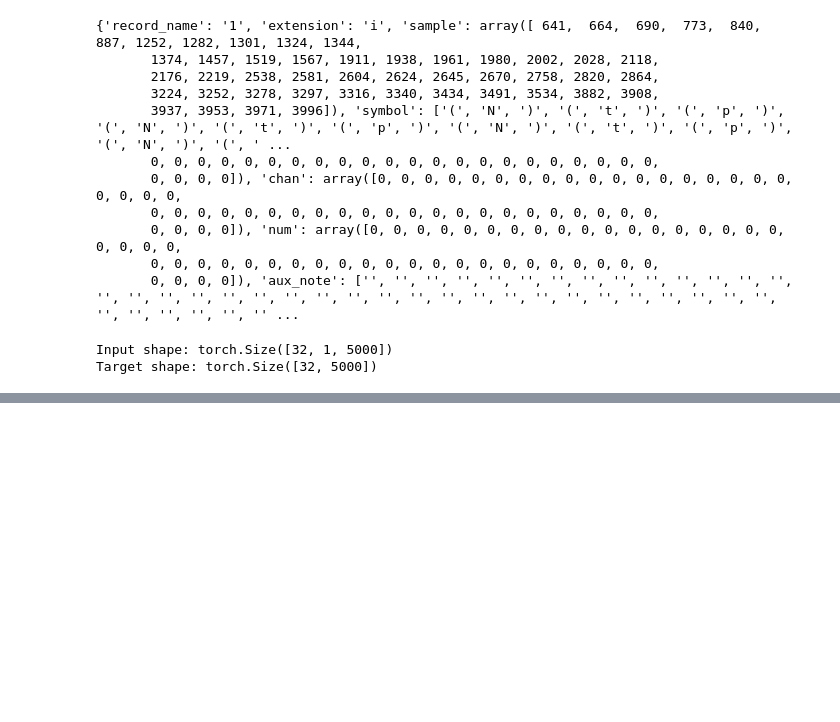
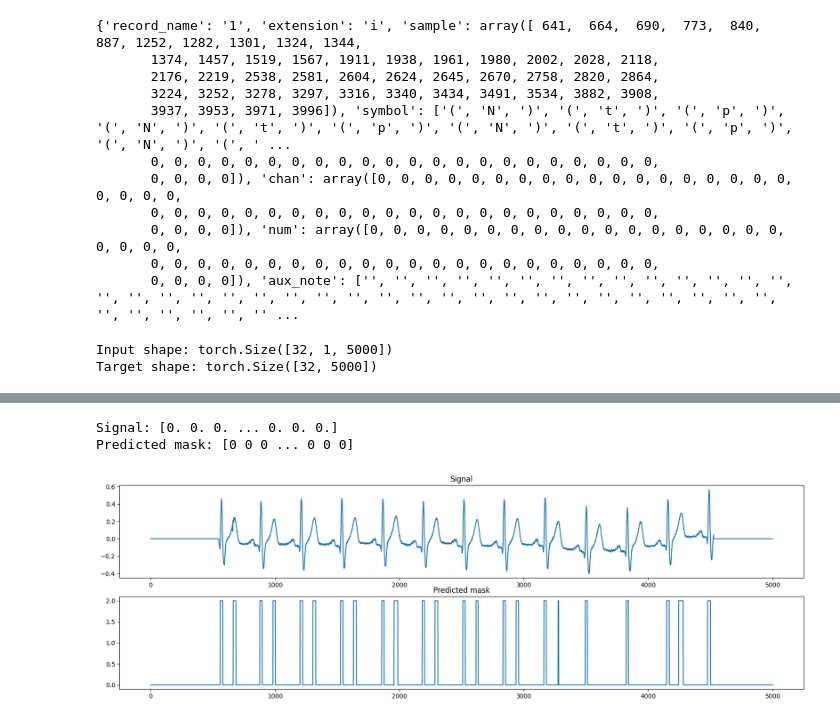
Before and after one commit to amanbs/ECG-Segmentation, a Jupyter notebook: Unet-LUDB.ipynb, the cells around one changed output, grey strips where cells are left out. Cells and saved outputs as stored; diff of their text form; code cells hidden in the pictures; blank space fills up the shorter version.

Commit message:
Trained UNet
Add filtering in the next step

```diff
--- a/Unet-LUDB.ipynb
+++ b/Unet-LUDB.ipynb
@@ -31,7 +29,7 @@ def load_ludb_data(data_path, lead):
     return records, annotations
 # %%
 data_path = "/Users/aman/Downloads/ludb/data"
-lead = 1
+lead = 0
 ecg_data, ecg_annotations = load_ludb_data(data_path, lead)
 # %%
 def create_single_mask(annotation, sig_len):
@@ -294,0 +367,2 @@ model = UNetWithPrint(1, 4).to(device)
+# %%
+model = UNet(1, 4)
@@ -480,0 +467,5 @@ Predicted output: tensor([[ 1.7343,  2.3917,  2.4649,  ...,  2.2746,  1.9534,  1
+# %%
+torch.save(model.state_dict(), "/Users/aman/Downloads/ecg/unet")
+model = UNet(1, 4)
+model.load_state_dict(torch.load("/Users/aman/Downloads/ecg/unet"))
+model.eval()
@@ -480,0 +490,34 @@ Predicted output: tensor([[ 1.7343,  2.3917,  2.4649,  ...,  2.2746,  1.9534,  1
+# %%
+
+# Forward pass
+outputs = model(inputs)  # outputs shape: (batch_size, num_classes, sequence_length)
+
+# Compute the predicted classes
+predicted_masks = torch.argmax(outputs, dim=1)  # predicted_masks shape: (batch_size, sequence_length)
+
+# Now, let's print the first signal and its predicted mask
+signal = inputs[0, 0].detach().cpu().numpy()  # convert to numpy for easier handling
+predicted_mask = predicted_masks[0].detach().cpu().numpy()
+
+# Print signal and mask
+print("Signal:", signal)
+print("Predicted mask:", predicted_mask)
+
+# Plot signal and mask
+import matplotlib.pyplot as plt
+
+plt.figure(figsize=(20, 6))
+
+plt.subplot(2, 1, 1)
+plt.plot(signal)
+plt.title("Signal")
+
+plt.subplot(2, 1, 2)
+plt.plot(predicted_mask)
+plt.title("Predicted mask")
+
+plt.show()
+# %% [output]
+Signal: [0. 0. 0. ... 0. 0. 0.]
+Predicted mask: [0 0 0 ... 0 0 0]
+[figure, added]
```
Also changed, not shown: parts of 14 cells of this notebook, 1 other file.
